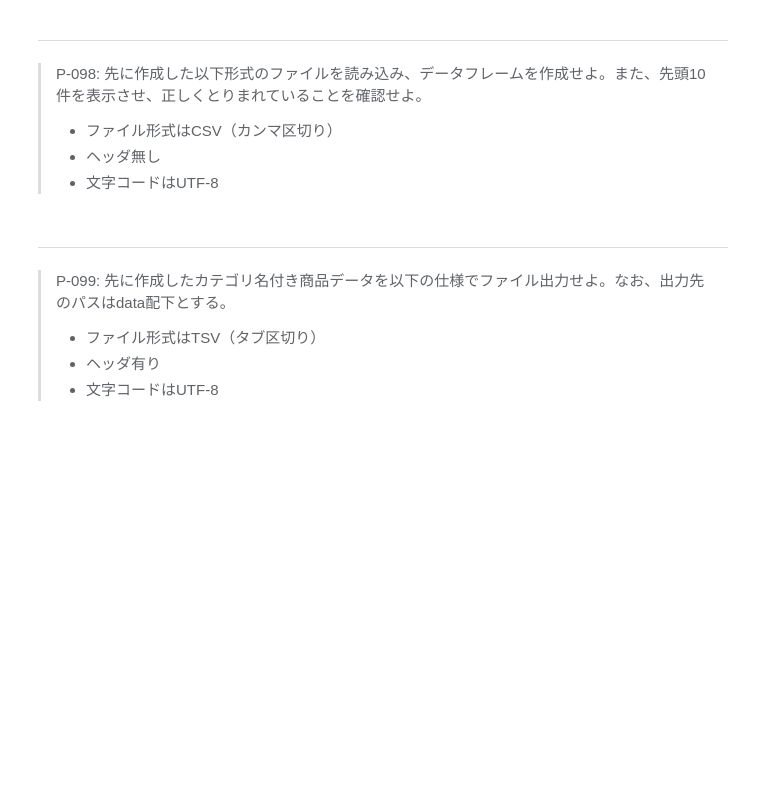
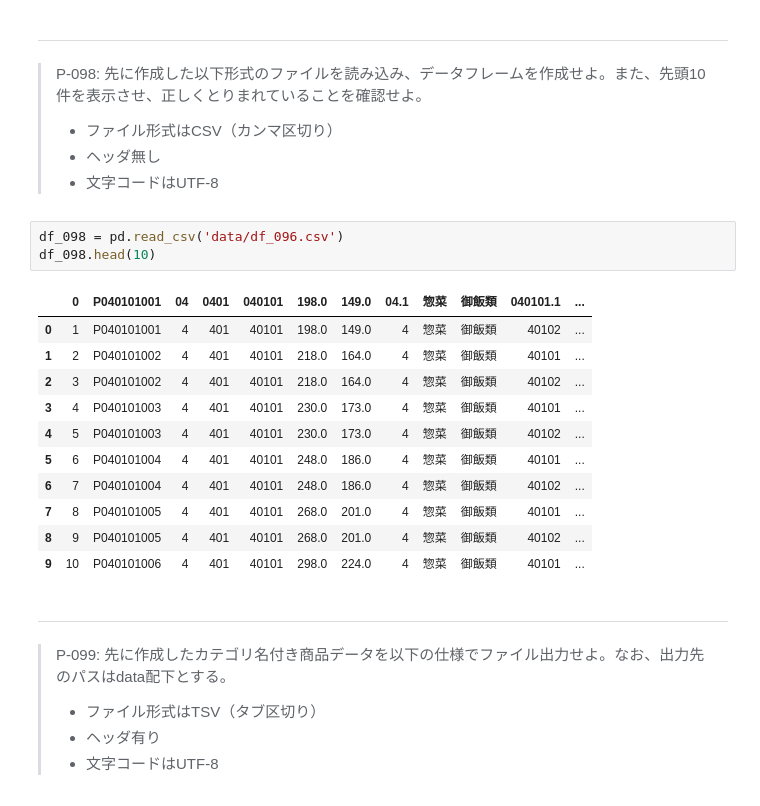
Before and after one commit to steve-kohriyama/100knocks-preprocess_answer_33674883, a Jupyter notebook: preprocess_knock_Python.ipynb, the cells around one changed output. Cells and saved outputs as stored; diff of their text form; blank space fills up the shorter version.

```diff
--- a/preprocess_knock_Python.ipynb
+++ b/preprocess_knock_Python.ipynb
@@ -1658,6 +2037,21 @@ $$
 > - ファイル形式はCSV（カンマ区切り）
 > - ヘッダ無し
 > - 文字コードはUTF-8
+# %%
+df_098 = pd.read_csv('data/df_096.csv')
+df_098.head(10)
+# %% [output]
+|  | 0 | P040101001 | 04 | 0401 | 040101 | 198.0 | 149.0 | 04.1 | 惣菜 | 御飯類 | 040101.1 | ... |
+| 0 | 1 | P040101001 | 4 | 401 | 40101 | 198.0 | 149.0 | 4 | 惣菜 | 御飯類 | 40102 | ... |
+| 1 | 2 | P040101002 | 4 | 401 | 40101 | 218.0 | 164.0 | 4 | 惣菜 | 御飯類 | 40101 | ... |
+| 2 | 3 | P040101002 | 4 | 401 | 40101 | 218.0 | 164.0 | 4 | 惣菜 | 御飯類 | 40102 | ... |
+| 3 | 4 | P040101003 | 4 | 401 | 40101 | 230.0 | 173.0 | 4 | 惣菜 | 御飯類 | 40101 | ... |
+| 4 | 5 | P040101003 | 4 | 401 | 40101 | 230.0 | 173.0 | 4 | 惣菜 | 御飯類 | 40102 | ... |
+| 5 | 6 | P040101004 | 4 | 401 | 40101 | 248.0 | 186.0 | 4 | 惣菜 | 御飯類 | 40101 | ... |
+| 6 | 7 | P040101004 | 4 | 401 | 40101 | 248.0 | 186.0 | 4 | 惣菜 | 御飯類 | 40102 | ... |
+| 7 | 8 | P040101005 | 4 | 401 | 40101 | 268.0 | 201.0 | 4 | 惣菜 | 御飯類 | 40101 | ... |
+| 8 | 9 | P040101005 | 4 | 401 | 40101 | 268.0 | 201.0 | 4 | 惣菜 | 御飯類 | 40102 | ... |
+| 9 | 10 | P040101006 | 4 | 401 | 40101 | 298.0 | 224.0 | 4 | 惣菜 | 御飯類 | 40101 | ... |
 # %% [markdown]
 ---
 > P-099: 先に作成したカテゴリ名付き商品データを以下の仕様でファイル出力せよ。なお、出力先のパスはdata配下とする。
```
Also changed, not shown: parts of 30 cells of this notebook.
